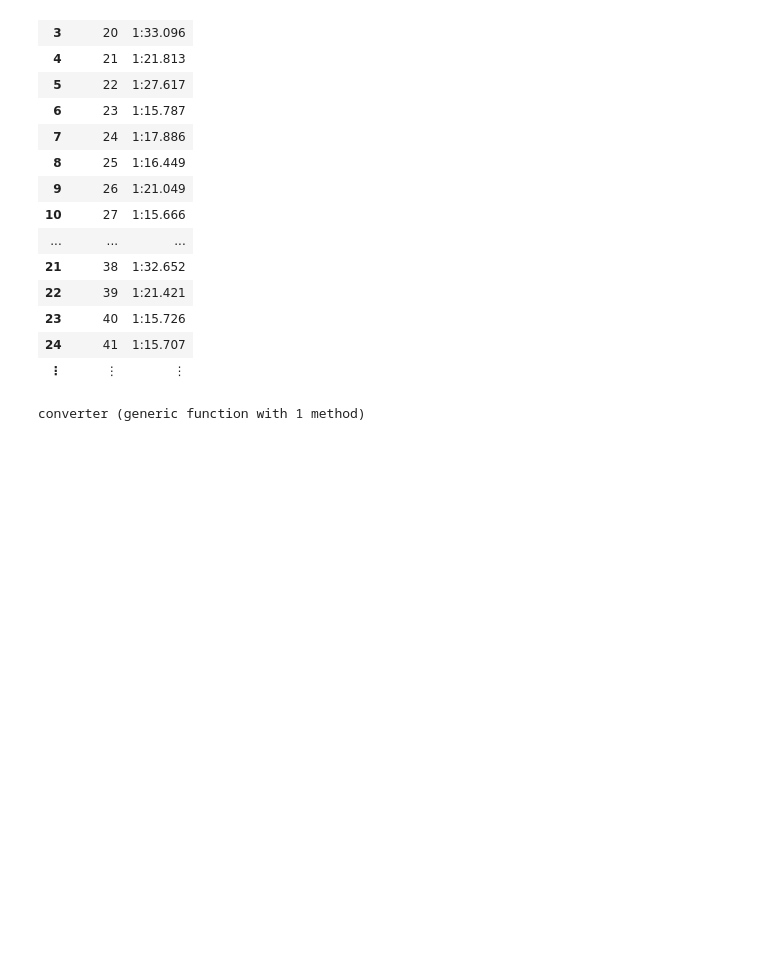
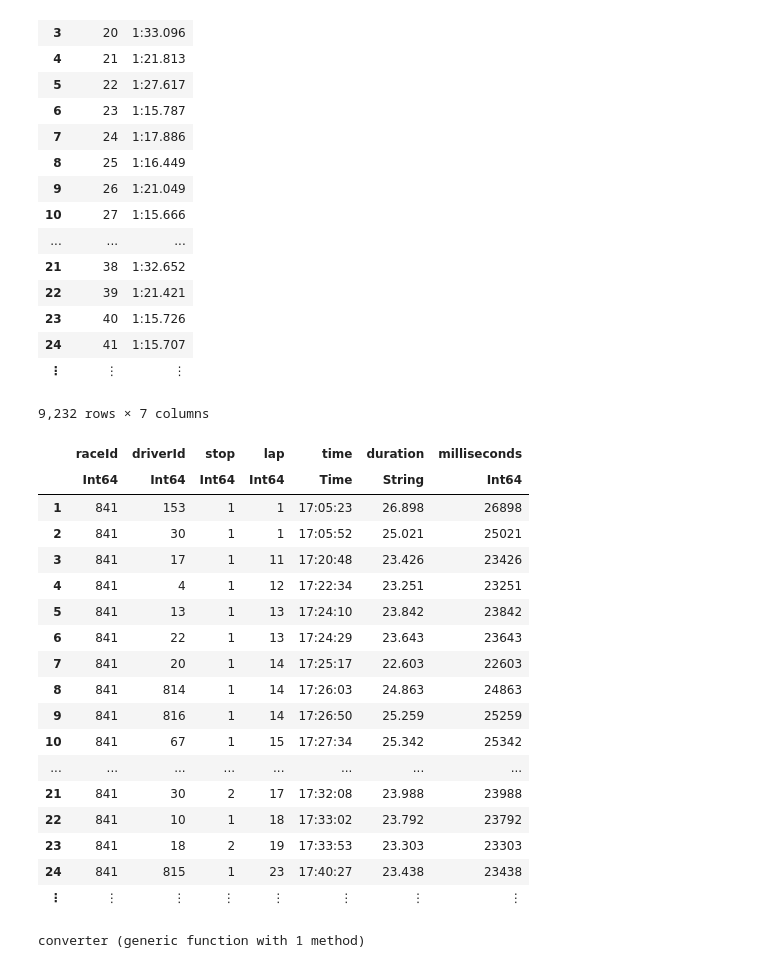
Before and after one commit to LLTeixeira/Portifolio, a Jupyter notebook: F1_A2.ipynb, the cells around one changed output. Saved outputs shown, nothing was run; the diff lists cells and outputs as text; code cells hidden in the pictures; blank space fills up the shorter version.

```diff
--- a/F1_A2.ipynb
+++ b/F1_A2.ipynb
@@ -97,6 +101,28 @@ qualis = qualis[:, [:raceId, :q3]]
 | 23 | 40 | 1:15.726 |
 | 24 | 41 | 1:15.707 |
 | ⋮ | ⋮ | ⋮ |
+# %%
+pit_stops = DataFrame(CSV.File("C:/Users/liber/Documents/GitHub/Portifolio/F1_dataset/pit_stops.csv"))
+# %% [output]
+9,232 rows × 7 columns
+|  | raceId | driverId | stop | lap | time | duration | milliseconds |
+|  | Int64 | Int64 | Int64 | Int64 | Time | String | Int64 |
+| 1 | 841 | 153 | 1 | 1 | 17:05:23 | 26.898 | 26898 |
+| 2 | 841 | 30 | 1 | 1 | 17:05:52 | 25.021 | 25021 |
+| 3 | 841 | 17 | 1 | 11 | 17:20:48 | 23.426 | 23426 |
+| 4 | 841 | 4 | 1 | 12 | 17:22:34 | 23.251 | 23251 |
+| 5 | 841 | 13 | 1 | 13 | 17:24:10 | 23.842 | 23842 |
+| 6 | 841 | 22 | 1 | 13 | 17:24:29 | 23.643 | 23643 |
+| 7 | 841 | 20 | 1 | 14 | 17:25:17 | 22.603 | 22603 |
+| 8 | 841 | 814 | 1 | 14 | 17:26:03 | 24.863 | 24863 |
+| 9 | 841 | 816 | 1 | 14 | 17:26:50 | 25.259 | 25259 |
+| 10 | 841 | 67 | 1 | 15 | 17:27:34 | 25.342 | 25342 |
+| ... | ... | ... | ... | ... | ... | ... | ... |
+| 21 | 841 | 30 | 2 | 17 | 17:32:08 | 23.988 | 23988 |
+| 22 | 841 | 10 | 1 | 18 | 17:33:02 | 23.792 | 23792 |
+| 23 | 841 | 18 | 2 | 19 | 17:33:53 | 23.303 | 23303 |
+| 24 | 841 | 815 | 1 | 23 | 17:40:27 | 23.438 | 23438 |
+| ⋮ | ⋮ | ⋮ | ⋮ | ⋮ | ⋮ | ⋮ | ⋮ |
 # %%
 v = "1:15.666"
 v[(end-2):end]
```
Also changed, not shown: parts of 13 cells of this notebook, 4 other files.
